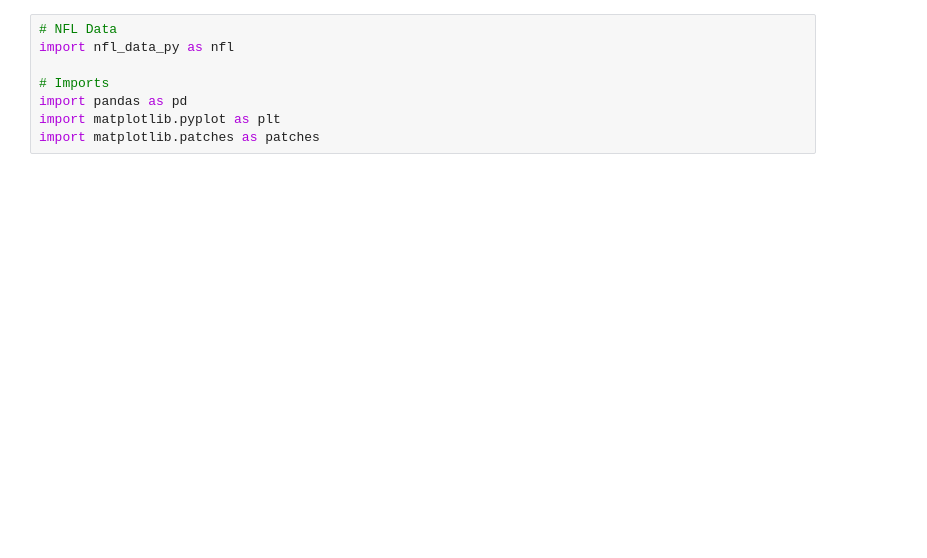
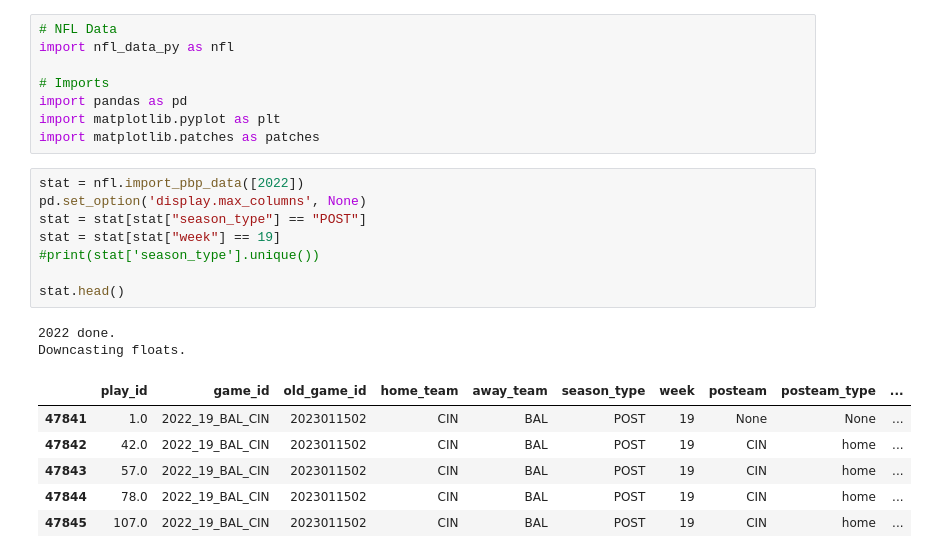
Before and after one commit to KaiWoessner/NFLDataAnalysis, a Jupyter notebook: NFLVisualGameBreakdown.ipynb, the cells around one changed output. Saved outputs shown, nothing was run; the diff lists cells and outputs as text; blank space fills up the shorter version.

```diff
--- a/NFLVisualGameBreakdown.ipynb
+++ b/NFLVisualGameBreakdown.ipynb
@@ -24,4 +29,21 @@ import nfl_data_py as nfl
 import pandas as pd
 import matplotlib.pyplot as plt
 import matplotlib.patches as patches
+# %%
+stat = nfl.import_pbp_data([2022])
+pd.set_option('display.max_columns', None)
+stat = stat[stat["season_type"] == "POST"]
+stat = stat[stat["week"] == 19]
+#print(stat['season_type'].unique())
+
+stat.head()
+# %% [output]
+2022 done.
+Downcasting floats.
+|  | play_id | game_id | old_game_id | home_team | away_team | season_type | week | posteam | posteam_type | ... |
+| 47841 | 1.0 | 2022_19_BAL_CIN | 2023011502 | CIN | BAL | POST | 19 | None | None | ... |
+| 47842 | 42.0 | 2022_19_BAL_CIN | 2023011502 | CIN | BAL | POST | 19 | CIN | home | ... |
+| 47843 | 57.0 | 2022_19_BAL_CIN | 2023011502 | CIN | BAL | POST | 19 | CIN | home | ... |
+| 47844 | 78.0 | 2022_19_BAL_CIN | 2023011502 | CIN | BAL | POST | 19 | CIN | home | ... |
+| 47845 | 107.0 | 2022_19_BAL_CIN | 2023011502 | CIN | BAL | POST | 19 | CIN | home | ... |
 # %%
```
Also changed, not shown: parts of 2 cells of this notebook.
